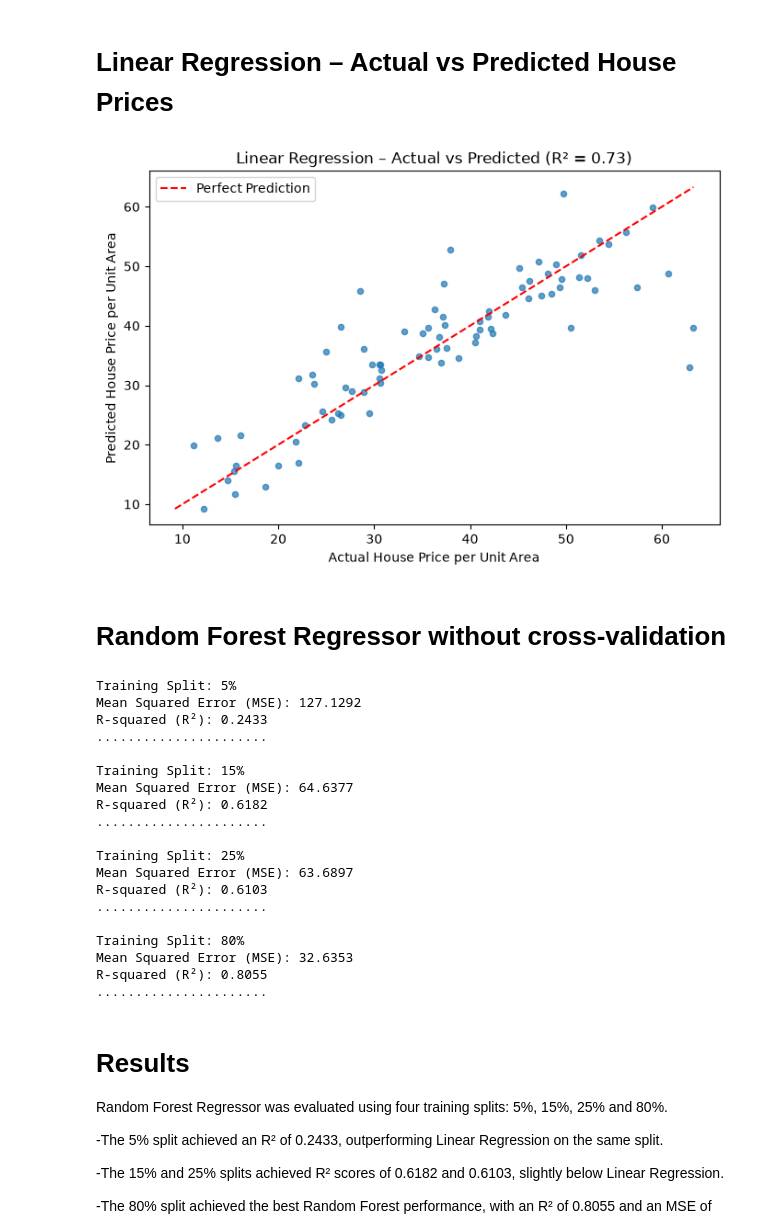
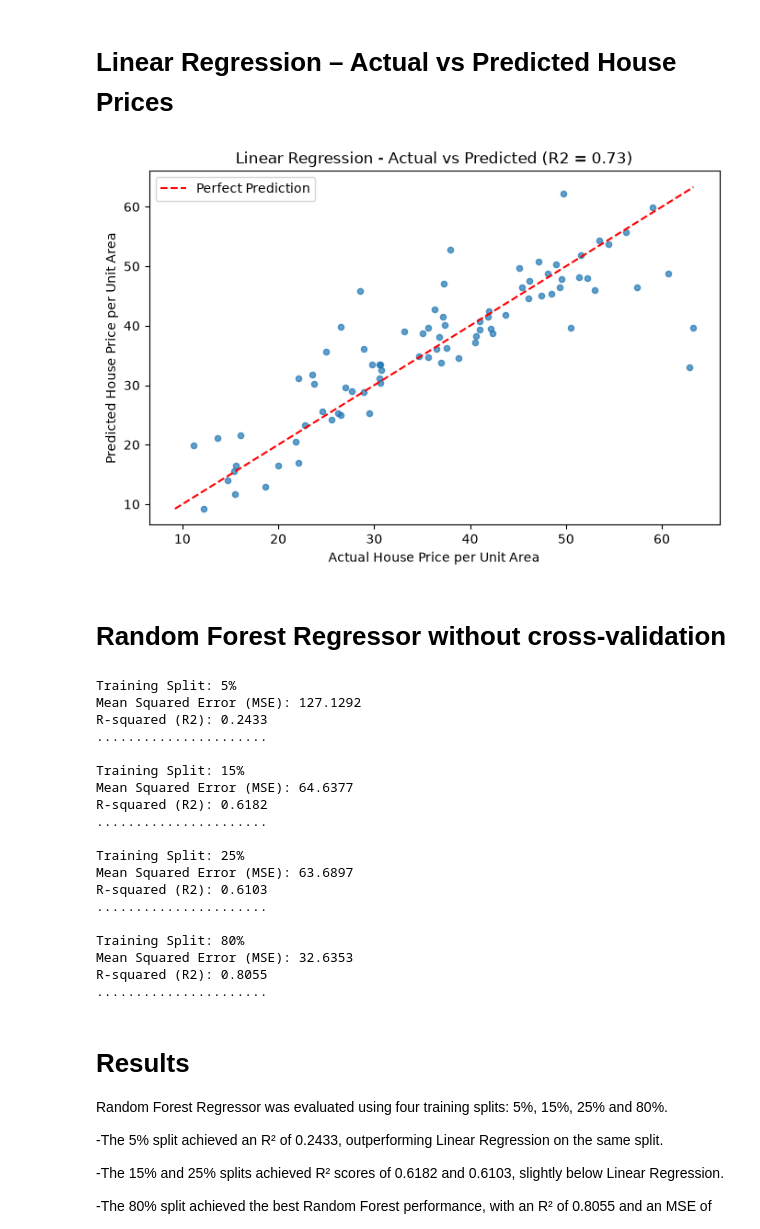
Before and after one commit to sba25049-boop/ML-CA1_sba25049_1126, a Jupyter notebook: Mariana_Garcia_sba25049_CA1.ipynb, the cells around one changed output. Cells and saved outputs as stored; diff of their text form; code cells hidden in the pictures.

```diff
--- a/Mariana_Garcia_sba25049_CA1.ipynb
+++ b/Mariana_Garcia_sba25049_CA1.ipynb
@@ -958,45 +955,45 @@ Intercept: -19026.16567896648
 # %% [markdown]
 # Linear Regression – Actual vs Predicted House Prices
 # %%
-# Predict house prices
+from sklearn.metrics import r2_score
+
 y_pred_lr = lr_model.predict(X_test)
 
-# Calculate R²
-r2_lr = r2_score(y_test, y_pred_lr)
+R2_lr = r2_score(y_test, y_pred_lr)
 
-# Plot actual vs predicted prices
 plt.figure(figsize=(8, 5))
 
 plt.scatter(y_test, y_pred_lr, s=20, alpha=0.7)
 
-# Perfect prediction line
+
 min_price = min(y_test.min(), y_pred_lr.min())
 max_price = max(y_test.max(), y_pred_lr.max())
 
 plt.plot(
     [min_price, max_price],
     [min_price, max_price],
     color="red",
     linestyle="--",
     label="Perfect Prediction"
 )
 
-plt.title(f"Linear Regression – Actual vs Predicted (R² = {r2_lr:.2f})")
+plt.title(f"Linear Regression - Actual vs Predicted (R2 = {R2_lr:.2f})")
 plt.xlabel("Actual House Price per Unit Area")
 plt.ylabel("Predicted House Price per Unit Area")
 plt.legend()
 plt.show()
 # %% [output]
-[figure, old version]
+[figure, new version]
 # %% [markdown]
 # Random Forest Regressor without cross-validation
 # %%
 from sklearn.ensemble import RandomForestRegressor
+from sklearn.metrics import mean_squared_error, r2_score
 
 for size, (X_train, X_test, y_train, y_test) in splits.items():
 
     rf_model = RandomForestRegressor(
-        n_estimators=100, #100 decision trees to make predictions
+        n_estimators=100,  # 100 decision trees to make predictions
         random_state=42
     )
 
@@ -1008,27 +1005,27 @@ for size, (X_train, X_test, y_train, y_test) in splits.items():
 
     print(f"\nTraining Split: {size * 100:.0f}%")
     print(f"Mean Squared Error (MSE): {mse:.4f}")
-    print(f"R-squared (R²): {r2:.4f}")
+    print(f"R-squared (R2): {r2:.4f}")
     print("......................")
 # %% [output]
 Training Split: 5%
 Mean Squared Error (MSE): 127.1292
-R-squared (R²): 0.2433
+R-squared (R2): 0.2433
 ......................
 
 Training Split: 15%
 Mean Squared Error (MSE): 64.6377
-R-squared (R²): 0.6182
+R-squared (R2): 0.6182
 ......................
 
 Training Split: 25%
 Mean Squared Error (MSE): 63.6897
-R-squared (R²): 0.6103
+R-squared (R2): 0.6103
 ......................
 
 Training Split: 80%
 Mean Squared Error (MSE): 32.6353
-R-squared (R²): 0.8055
+R-squared (R2): 0.8055
 ......................
 # %% [markdown]
 # Results
```
Also changed, not shown: parts of 26 cells of this notebook.
